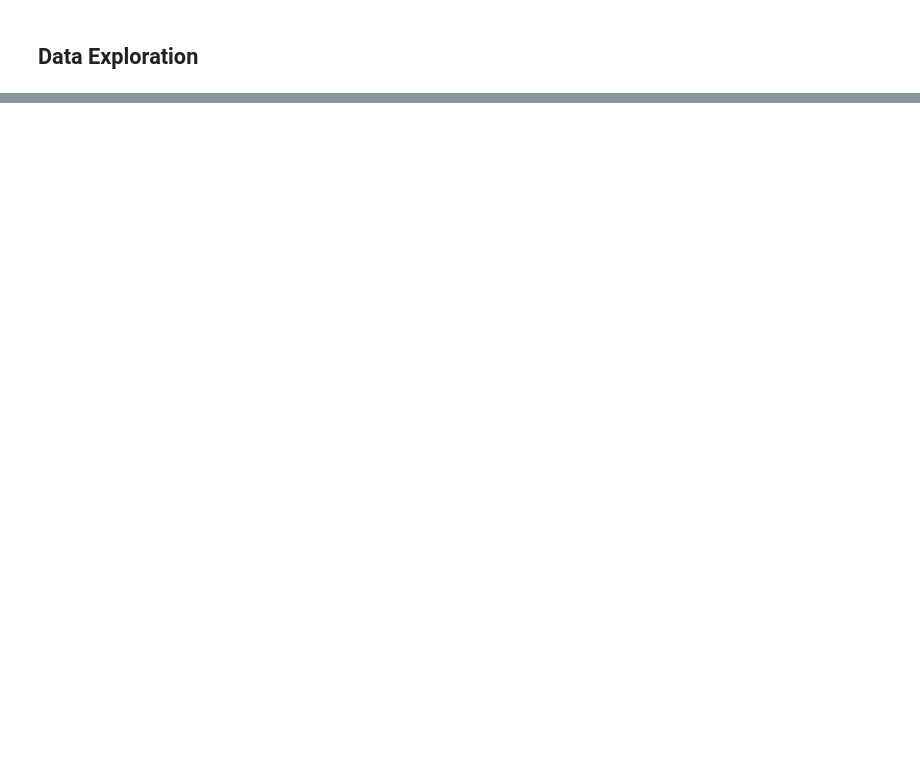
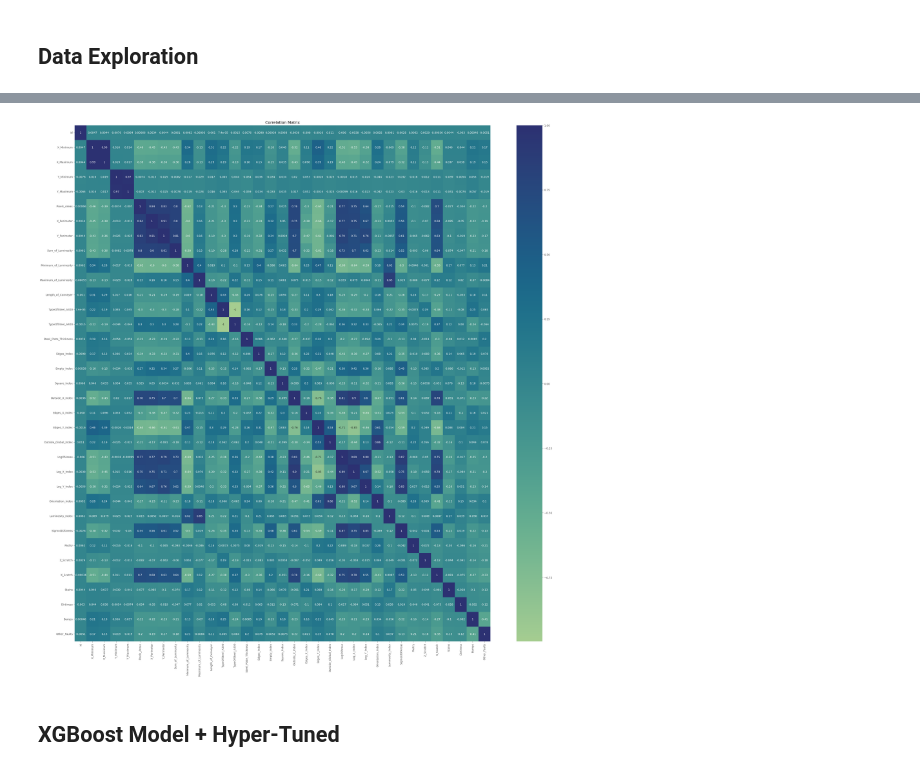
Before and after one commit to yashksaini-coder/Steel-Plate-Multi-Class-Defect-Prediction, a Jupyter notebook: ps-s4-ep3.ipynb, the cells around one changed output, grey strips where cells are left out. Saved outputs shown, nothing was run; the diff lists cells and outputs as text; code cells hidden in the pictures; blank space fills up the shorter version.

```diff
--- a/ps-s4-ep3.ipynb
+++ b/ps-s4-ep3.ipynb
@@ -386,0 +265,14 @@ submission.to_csv("XGB_submission.csv", index=False)
+# %%
+corr = train.corr()
+# %%
+# Create a new figure for the heatmap with a specific size
+plt.figure(figsize=(35, 35))
+
+# Create heatmap
+sns.heatmap(corr, annot=True, cmap='crest')
+plt.title("Correlation Matrix")
+plt.show()
+# %% [output]
+[figure, added]
+# %% [markdown]
+## XGBoost Model + Hyper-Tuned
```
Also changed, not shown: parts of 43 cells of this notebook, 1 other file.
